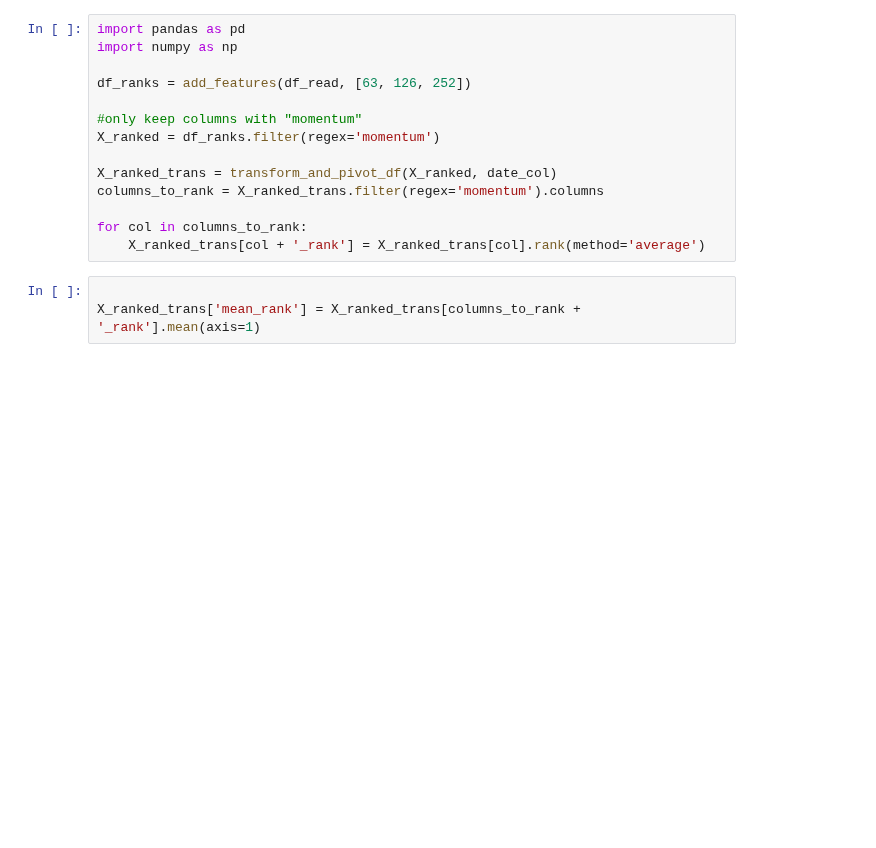
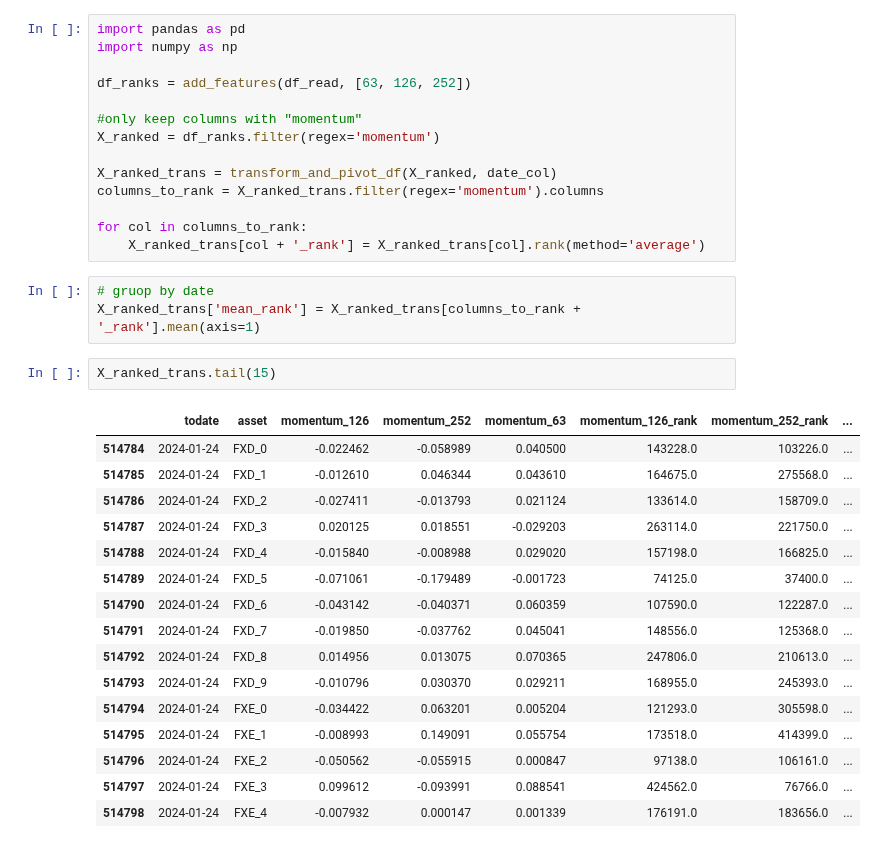
Before and after one commit to OscarAzrak/Master-thesis, a Jupyter notebook: Files/Codes.ipynb, the cells around one changed output. Cells and saved outputs as stored; diff of their text form; blank space fills up the shorter version.

```diff
--- a/Files/Codes.ipynb
+++ b/Files/Codes.ipynb
@@ -473,5 +333,24 @@ columns_to_rank = X_ranked_trans.filter(regex='momentum').columns
 for col in columns_to_rank:
     X_ranked_trans[col + '_rank'] = X_ranked_trans[col].rank(method='average')
 # %%
-
+# gruop by date
 X_ranked_trans['mean_rank'] = X_ranked_trans[columns_to_rank + '_rank'].mean(axis=1)
+# %%
+X_ranked_trans.tail(15)
+# %% [output]
+|  | todate | asset | momentum_126 | momentum_252 | momentum_63 | momentum_126_rank | momentum_252_rank | ... |
+| 514784 | 2024-01-24 | FXD_0 | -0.022462 | -0.058989 | 0.040500 | 143228.0 | 103226.0 | ... |
+| 514785 | 2024-01-24 | FXD_1 | -0.012610 | 0.046344 | 0.043610 | 164675.0 | 275568.0 | ... |
+| 514786 | 2024-01-24 | FXD_2 | -0.027411 | -0.013793 | 0.021124 | 133614.0 | 158709.0 | ... |
+| 514787 | 2024-01-24 | FXD_3 | 0.020125 | 0.018551 | -0.029203 | 263114.0 | 221750.0 | ... |
+| 514788 | 2024-01-24 | FXD_4 | -0.015840 | -0.008988 | 0.029020 | 157198.0 | 166825.0 | ... |
+| 514789 | 2024-01-24 | FXD_5 | -0.071061 | -0.179489 | -0.001723 | 74125.0 | 37400.0 | ... |
+| 514790 | 2024-01-24 | FXD_6 | -0.043142 | -0.040371 | 0.060359 | 107590.0 | 122287.0 | ... |
+| 514791 | 2024-01-24 | FXD_7 | -0.019850 | -0.037762 | 0.045041 | 148556.0 | 125368.0 | ... |
+| 514792 | 2024-01-24 | FXD_8 | 0.014956 | 0.013075 | 0.070365 | 247806.0 | 210613.0 | ... |
+| 514793 | 2024-01-24 | FXD_9 | -0.010796 | 0.030370 | 0.029211 | 168955.0 | 245393.0 | ... |
+| 514794 | 2024-01-24 | FXE_0 | -0.034422 | 0.063201 | 0.005204 | 121293.0 | 305598.0 | ... |
+| 514795 | 2024-01-24 | FXE_1 | -0.008993 | 0.149091 | 0.055754 | 173518.0 | 414399.0 | ... |
+| 514796 | 2024-01-24 | FXE_2 | -0.050562 | -0.055915 | 0.000847 | 97138.0 | 106161.0 | ... |
+| 514797 | 2024-01-24 | FXE_3 | 0.099612 | -0.093991 | 0.088541 | 424562.0 | 76766.0 | ... |
+| 514798 | 2024-01-24 | FXE_4 | -0.007932 | 0.000147 | 0.001339 | 176191.0 | 183656.0 | ... |
```
Also changed, not shown: parts of 11 cells of this notebook, 1 other file.
